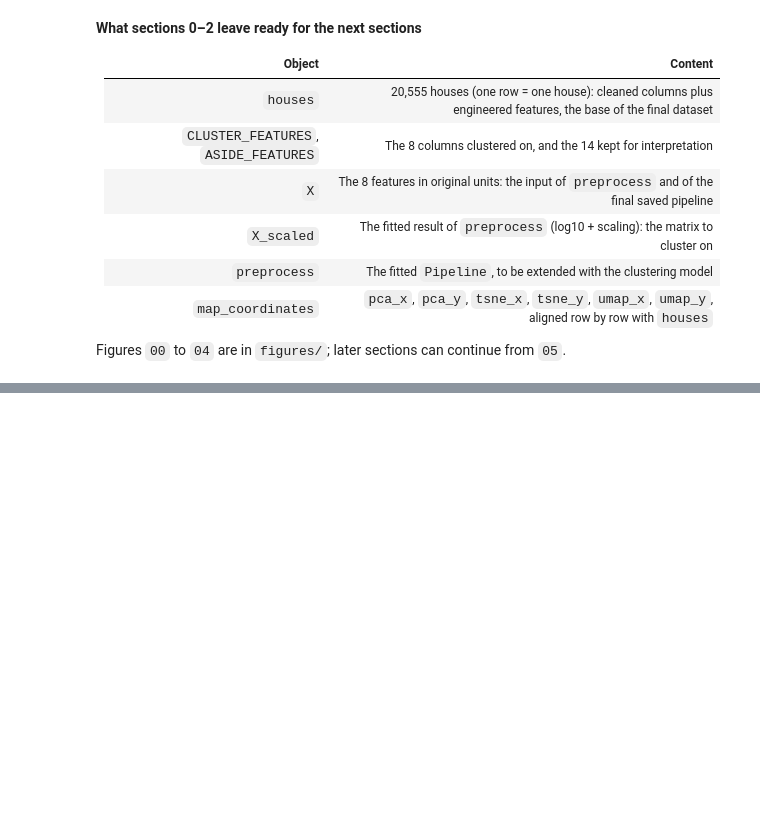
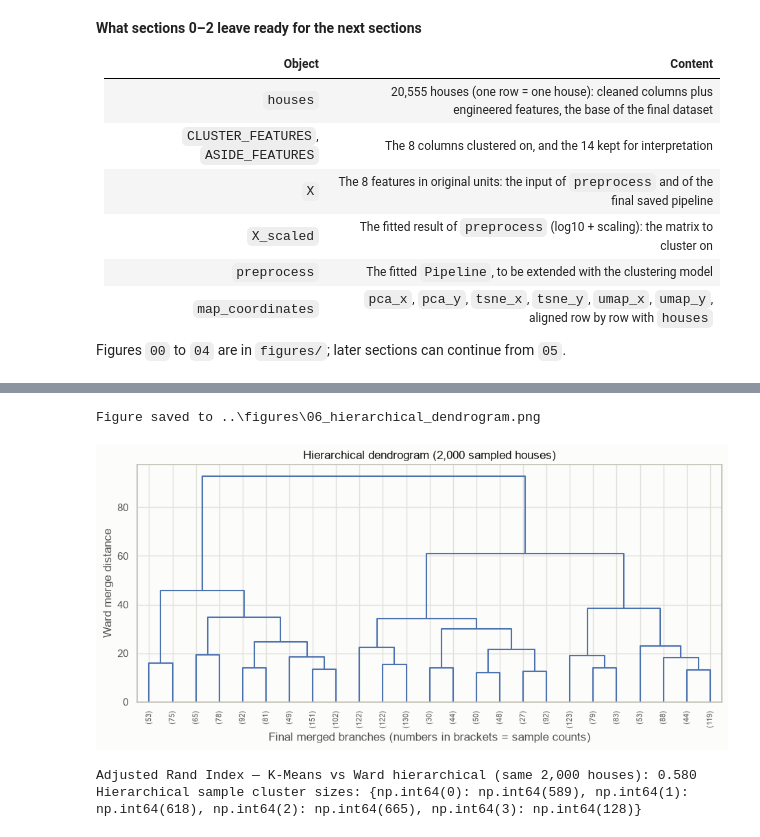
Before and after one commit to iaac-maai/Group2_Day3_Assignment, a Jupyter notebook: notebook/unsupervised_learning.ipynb, the cells around one changed output, grey strips where cells are left out. Cells and saved outputs as stored; diff of their text form; code cells hidden in the pictures; blank space fills up the shorter version.

```diff
--- a/notebook/unsupervised_learning.ipynb
+++ b/notebook/unsupervised_learning.ipynb
@@ -642,0 +712,9 @@ Figures `00` to `04` are in `figures/`; later sections can continue from `05`.
+# %%
+FINAL_K = 4  # Provisional; justified jointly by diagnostics and interpretability.
+kmeans = kmeans_models[FINAL_K]
+cluster_labels = kmeans.predict(X_cluster)
+print('Chosen number of clusters:', FINAL_K)
+print('K-Means cluster sizes:')
+print(pd.Series(cluster_labels, name='cluster').value_counts().sort_index().to_string())
+# These are consumed by Sections 5–7.
+houses['cluster'] = cluster_labels
@@ -642,0 +733,22 @@ Figures `00` to `04` are in `figures/`; later sections can continue from `05`.
+# %%
+ward_mergings = linkage(X_compare, method='ward')
+fig, ax = plt.subplots(figsize=(11, 4.5))
+dendrogram(ward_mergings, truncate_mode='lastp', p=25, show_leaf_counts=True,
+           leaf_rotation=90, leaf_font_size=8, ax=ax, color_threshold=0)
+ax.set(xlabel='Final merged branches (numbers in brackets = sample counts)',
+       ylabel='Ward merge distance', title='Hierarchical dendrogram (2,000 sampled houses)')
+save_fig('06_hierarchical_dendrogram')
+plt.show()
+
+hierarchical = AgglomerativeClustering(n_clusters=FINAL_K, linkage='ward')
+hierarchical_labels = hierarchical.fit_predict(X_compare)
+# Compare both algorithms only on rows both algorithms actually clustered.
+kmeans_sample_labels = cluster_labels[comparison_idx]
+comparison_ari = adjusted_rand_score(kmeans_sample_labels, hierarchical_labels)
+print(f'Adjusted Rand Index — K-Means vs Ward hierarchical (same {len(comparison_idx):,} houses): {comparison_ari:.3f}')
+print('Hierarchical sample cluster sizes:', dict(zip(*np.unique(hierarchical_labels, return_counts=True))))
+# %% [output]
+Figure saved to ..\figures\06_hierarchical_dendrogram.png
+[figure, added]
+Adjusted Rand Index — K-Means vs Ward hierarchical (same 2,000 houses): 0.580
+Hierarchical sample cluster sizes: {np.int64(0): np.int64(589), np.int64(1): np.int64(618), np.int64(2): np.int64(665), np.int64(3): np.int64(128)}
```
Also changed, not shown: parts of 22 cells of this notebook, 9 other files.
